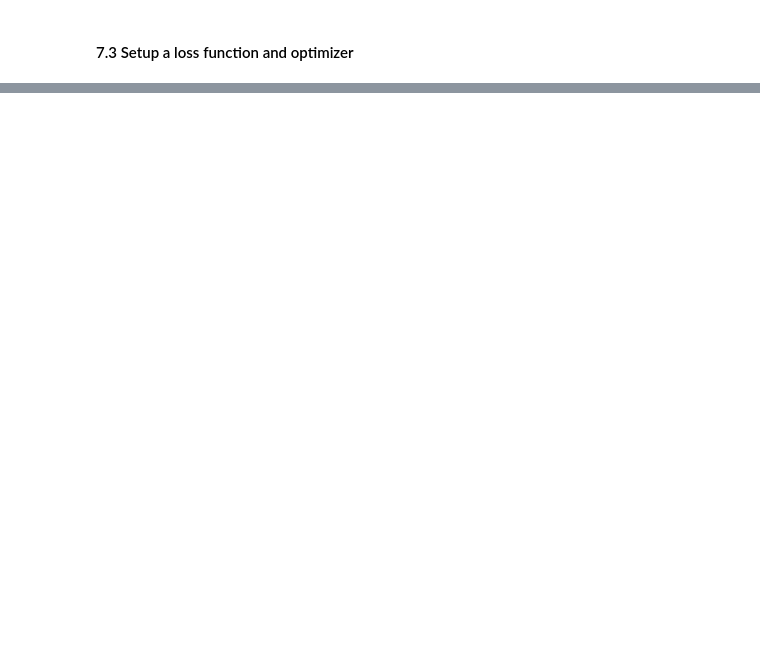
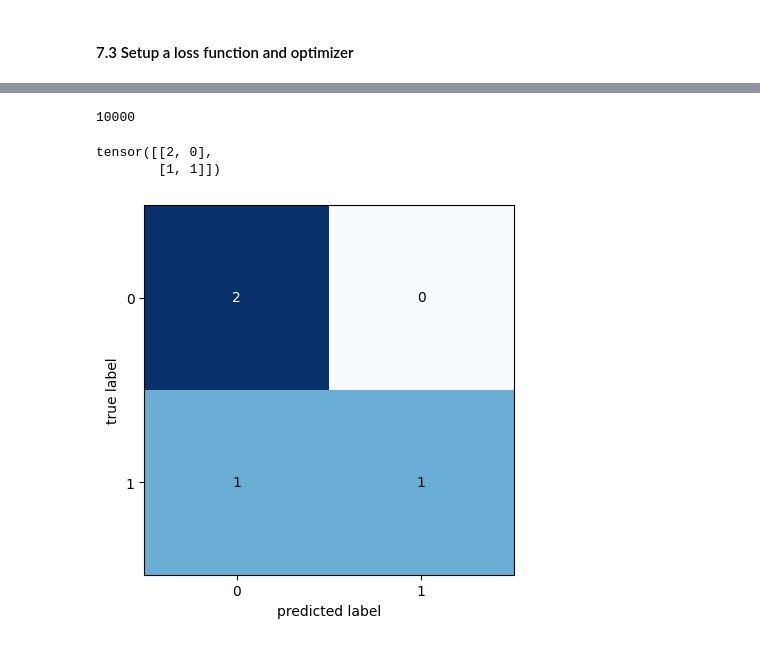
Before and after one commit to m-talbi/deep-learning, a Jupyter notebook: le_10.ipynb, the cells around one changed output, grey strips where cells are left out. Saved outputs shown, nothing was run; the diff lists cells and outputs as text; code cells hidden in the pictures; blank space fills up the shorter version.

```diff
--- a/le_10.ipynb
+++ b/le_10.ipynb
@@ -225,0 +490,36 @@ accuracy_fn = Accuracy(task="multiclass", num_classes=len(class_names))
+# %%
+# 1. Make predictions with trained model
+y_preds = []
+model.eval()
+with torch.inference_mode():
+    for X, y in tqdm(test_dataloader, desc="Making predictions"):
+        # Send data and targets to target device
+        X, y = X.to(device), y.to(device)
+        # Do the forward pass
+        y_logit = model(X)
+        # Turn predictions from logits -> prediction probabilities -> prediction labels
+        y_pred = torch.softmax(y_logit, dim=1).argmax(dim=1)
+        # Store prediction
+        y_preds.append(y_pred.cpu())
+
+# 2. Convert prediction and truth labels into tensors
+y_preds_tensor = torch.cat(y_preds)
+len(y_preds_tensor)
+# %% [output]
+10000
+# %%
+from torchmetrics import ConfusionMatrix
+target = torch.tensor([1, 1, 0, 0])
+preds = torch.tensor([0, 1, 0, 0])
+conf_mat = ConfusionMatrix(num_classes=2, task='binary')
+result = conf_mat(preds, target)
+result
+# %% [output]
+tensor([[2, 0],
+        [1, 1]])
+# %%
+from mlxtend.plotting import plot_confusion_matrix
+fig, ax = plot_confusion_matrix(conf_mat=result.numpy())
+plt.show()
+# %% [output]
+[figure, added]
```
Also changed, not shown: parts of 31 cells of this notebook, 2 other files.
